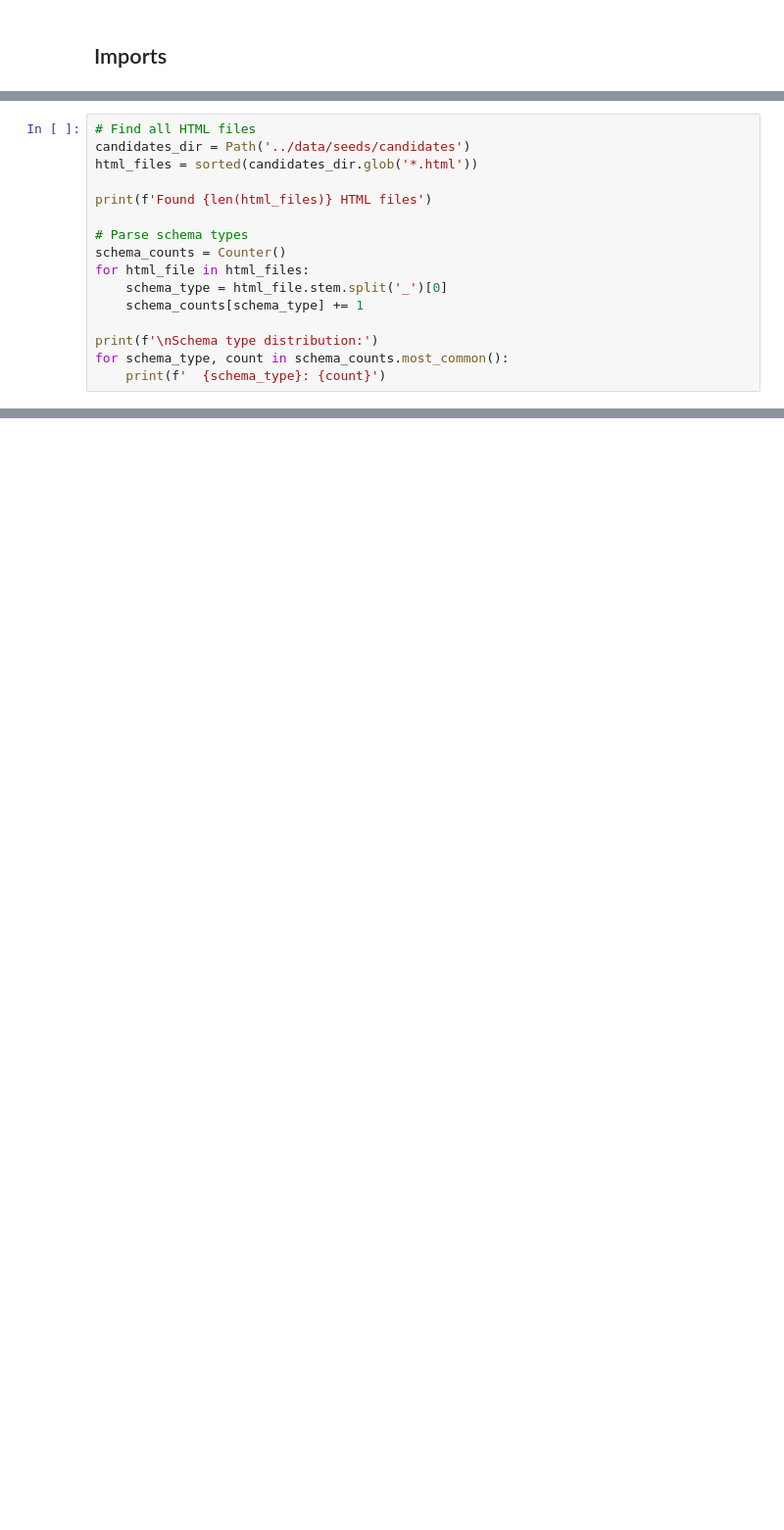
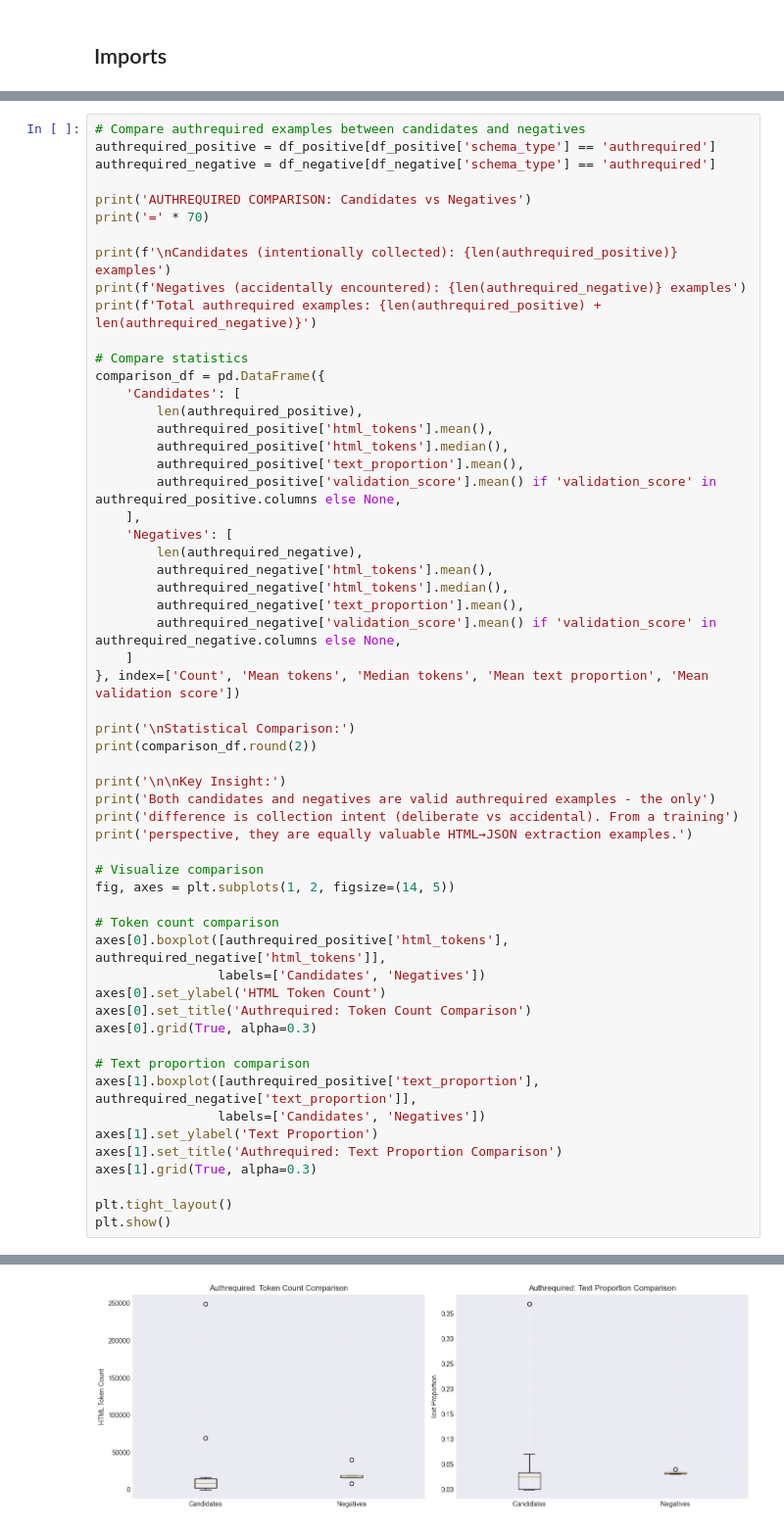
Before and after one commit to luarss/c4ai-crawlerlm, a Jupyter notebook: notebooks/00_eda.ipynb, the cells around one changed output, grey strips where cells are left out. Shown: that part at 98% size. Cells and saved outputs as stored; diff of their text form; blank space fills up the shorter version.

```diff
--- a/notebooks/00_eda.ipynb
+++ b/notebooks/00_eda.ipynb
@@ -37,16 +54,0 @@ print('Using Qwen2.5-0.5B tokenizer for token counting')
-# %%
-# Find all HTML files
-candidates_dir = Path('../data/seeds/candidates')
-html_files = sorted(candidates_dir.glob('*.html'))
-
-print(f'Found {len(html_files)} HTML files')
-
-# Parse schema types
-schema_counts = Counter()
-for html_file in html_files:
-    schema_type = html_file.stem.split('_')[0]
-    schema_counts[schema_type] += 1
-
-print(f'\nSchema type distribution:')
-for schema_type, count in schema_counts.most_common():
-    print(f'  {schema_type}: {count}')
@@ -470,0 +439,58 @@ Text proportion stats:
+# %%
+# Compare authrequired examples between candidates and negatives
+authrequired_positive = df_positive[df_positive['schema_type'] == 'authrequired']
+authrequired_negative = df_negative[df_negative['schema_type'] == 'authrequired']
+
+print('AUTHREQUIRED COMPARISON: Candidates vs Negatives')
+print('=' * 70)
+
+print(f'\nCandidates (intentionally collected): {len(authrequired_positive)} examples')
+print(f'Negatives (accidentally encountered): {len(authrequired_negative)} examples')
+print(f'Total authrequired examples: {len(authrequired_positive) + len(authrequired_negative)}')
+
+# Compare statistics
+comparison_df = pd.DataFrame({
+    'Candidates': [
+        len(authrequired_positive),
+        authrequired_positive['html_tokens'].mean(),
+        authrequired_positive['html_tokens'].median(),
+        authrequired_positive['text_proportion'].mean(),
+        authrequired_positive['validation_score'].mean() if 'validation_score' in authrequired_positive.columns else None,
+    ],
+    'Negatives': [
+        len(authrequired_negative),
+        authrequired_negative['html_tokens'].mean(),
+        authrequired_negative['html_tokens'].median(),
+        authrequired_negative['text_proportion'].mean(),
+        authrequired_negative['validation_score'].mean() if 'validation_score' in authrequired_negative.columns else None,
+    ]
+}, index=['Count', 'Mean tokens', 'Median tokens', 'Mean text proportion', 'Mean validation score'])
+
+print('\nStatistical Comparison:')
+print(comparison_df.round(2))
+
+print('\n\nKey Insight:')
+print('Both candidates and negatives are valid authrequired examples - the only')
+print('difference is collection intent (deliberate vs accidental). From a training')
+print('perspective, they are equally valuable HTML→JSON extraction examples.')
+
+# Visualize comparison
+fig, axes = plt.subplots(1, 2, figsize=(14, 5))
+
+# Token count comparison
+axes[0].boxplot([authrequired_positive['html_tokens'], authrequired_negative['html_tokens']],
+                labels=['Candidates', 'Negatives'])
+axes[0].set_ylabel('HTML Token Count')
+axes[0].set_title('Authrequired: Token Count Comparison')
+axes[0].grid(True, alpha=0.3)
+
+# Text proportion comparison
+axes[1].boxplot([authrequired_positive['text_proportion'], authrequired_negative['text_proportion']],
+                labels=['Candidates', 'Negatives'])
+axes[1].set_ylabel('Text Proportion')
+axes[1].set_title('Authrequired: Text Proportion Comparison')
+axes[1].grid(True, alpha=0.3)
+
+plt.tight_layout()
+plt.show()
+# %% [output]
@@ -470,0 +517 @@ Text proportion stats:
+[figure, added]
```
Also changed, not shown: parts of 56 cells of this notebook.
